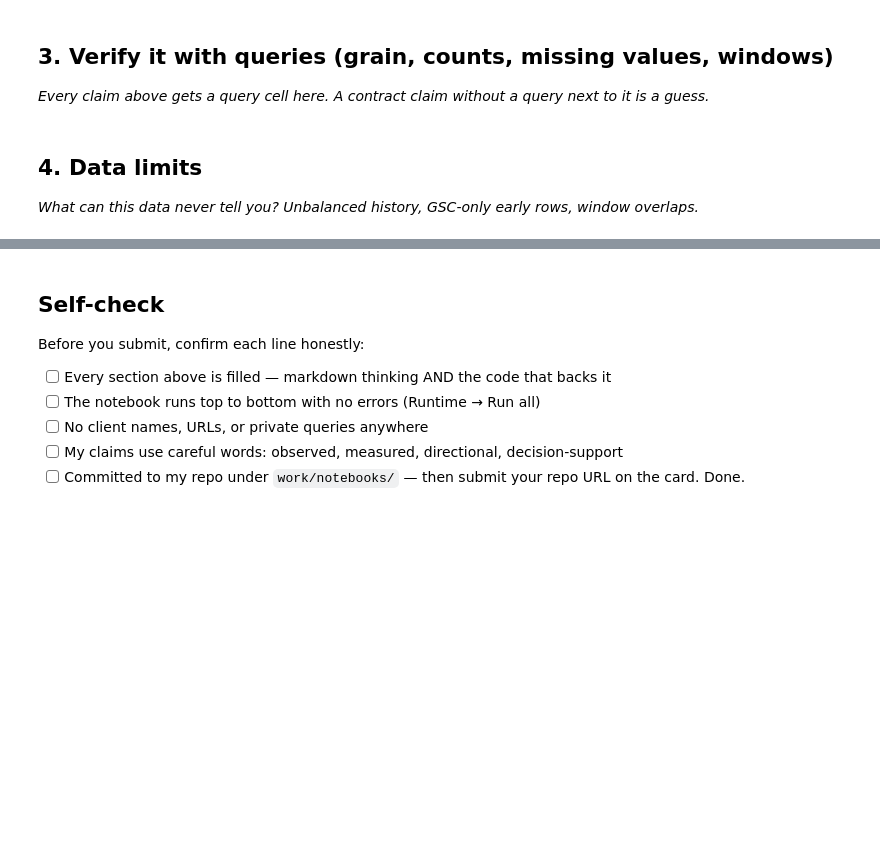
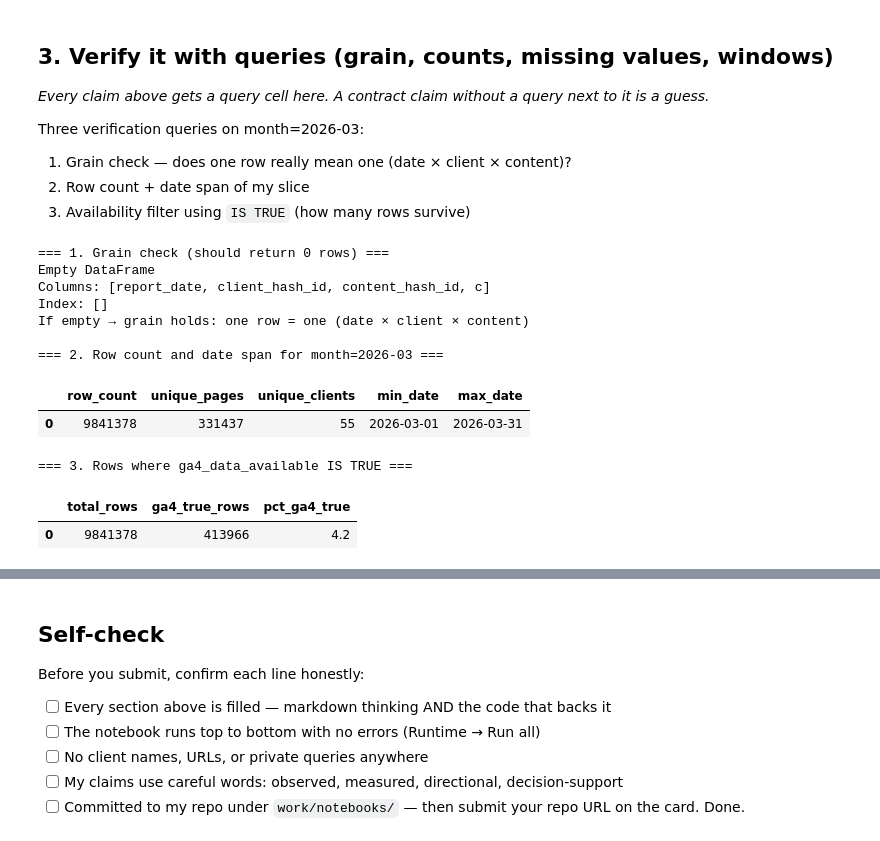
Before and after one commit to MuhammadOmerSiddiqui/myInternship, a Jupyter notebook: work/notebooks/w03_data_contract.ipynb, the cells around one changed output, grey strips where cells are left out. Drawn from its saved outputs; the diff is of its cells as text; code cells hidden in the pictures; blank space fills up the shorter version.

```diff
--- a/work/notebooks/w03_data_contract.ipynb
+++ b/work/notebooks/w03_data_contract.ipynb
@@ -24,3 +90,9 @@ This skeleton is yours to fill. Work the sections **in order** — each one has
 ## 3. Verify it with queries (grain, counts, missing values, windows)
 
 *Every claim above gets a query cell here. A contract claim without a query next to it is a guess.*
+
+Three verification queries on month=2026-03:
+
+1. Grain check — does one row really mean one (date × client × content)?
+2. Row count + date span of my slice
+3. Availability filter using `IS TRUE` (how many rows survive)
@@ -30,4 +98,0 @@ This skeleton is yours to fill. Work the sections **in order** — each one has
-# %% [markdown]
-## 4. Data limits
-
-*What can this data never tell you? Unbalanced history, GSC-only early rows, window overlaps.*
@@ -36,0 +99,51 @@ This skeleton is yours to fill. Work the sections **in order** — each one has
+# %%
+# This cell is for CODE (numbers, a query, a check).
+# Write your text answer in the cell ABOVE this one — typing sentences here breaks Run All.
+# ----- Query 1: Grain check -----
+print("=== 1. Grain check (should return 0 rows) ===")
+q1 = con.sql(f"""
+SELECT report_date, client_hash_id, content_hash_id, COUNT(*) AS c
+FROM read_parquet('{rel}/fact_content_daily_performance/month=2026-03/**/*.parquet')
+GROUP BY 1, 2, 3
+HAVING COUNT(*) > 1
+LIMIT 5
+""").df()
+print(q1)
+print("If empty → grain holds: one row = one (date × client × content)\n")
+
+# ----- Query 2: Row count + date span -----
+print("=== 2. Row count and date span for month=2026-03 ===")
+q2 = con.sql(f"""
+SELECT
+    COUNT(*) AS row_count,
+    COUNT(DISTINCT content_hash_id) AS unique_pages,
+    COUNT(DISTINCT client_hash_id) AS unique_clients,
+    MIN(report_date) AS min_date,
+    MAX(report_date) AS max_date
+FROM read_parquet('{rel}/fact_content_daily_performance/month=2026-03/**/*.parquet')
+""").df()
+display(q2)
+
+# ----- Query 3: Availability filter with IS TRUE -----
+print("=== 3. Rows where ga4_data_available IS TRUE ===")
+q3 = con.sql(f"""
+SELECT
+    COUNT(*) AS total_rows,
+    COUNT(*) FILTER (WHERE ga4_data_available IS TRUE) AS ga4_true_rows,
+    ROUND(100.0 * COUNT(*) FILTER (WHERE ga4_data_available IS TRUE) / COUNT(*), 1) AS pct_ga4_true
+FROM read_parquet('{rel}/fact_content_daily_performance/month=2026-03/**/*.parquet')
+""").df()
+display(q3)
+# %% [output]
+=== 1. Grain check (should return 0 rows) ===
+Empty DataFrame
+Columns: [report_date, client_hash_id, content_hash_id, c]
+Index: []
+If empty → grain holds: one row = one (date × client × content)
+
+=== 2. Row count and date span for month=2026-03 ===
+|  | row_count | unique_pages | unique_clients | min_date | max_date |
+| 0 | 9841378 | 331437 | 55 | 2026-03-01 | 2026-03-31 |
+=== 3. Rows where ga4_data_available IS TRUE ===
+|  | total_rows | ga4_true_rows | pct_ga4_true |
+| 0 | 9841378 | 413966 | 4.2 |
```
Also changed, not shown: parts of 9 cells of this notebook.
